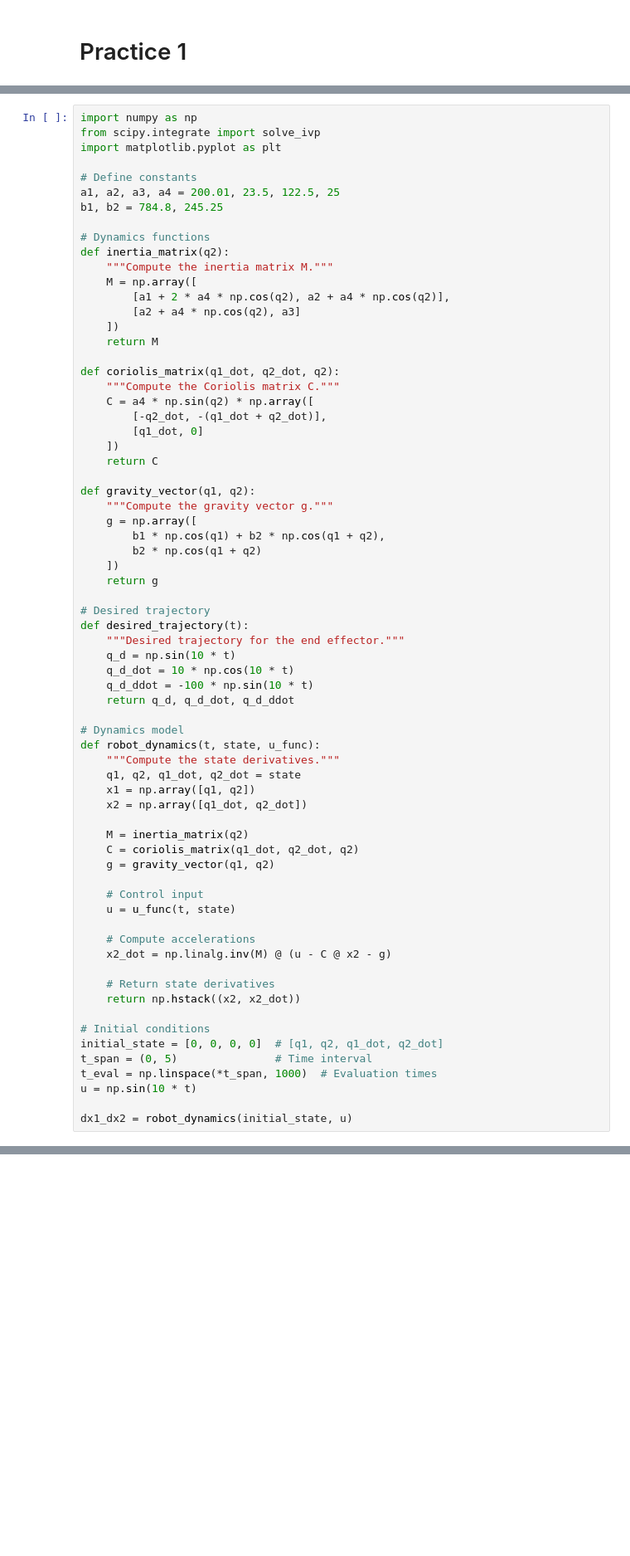
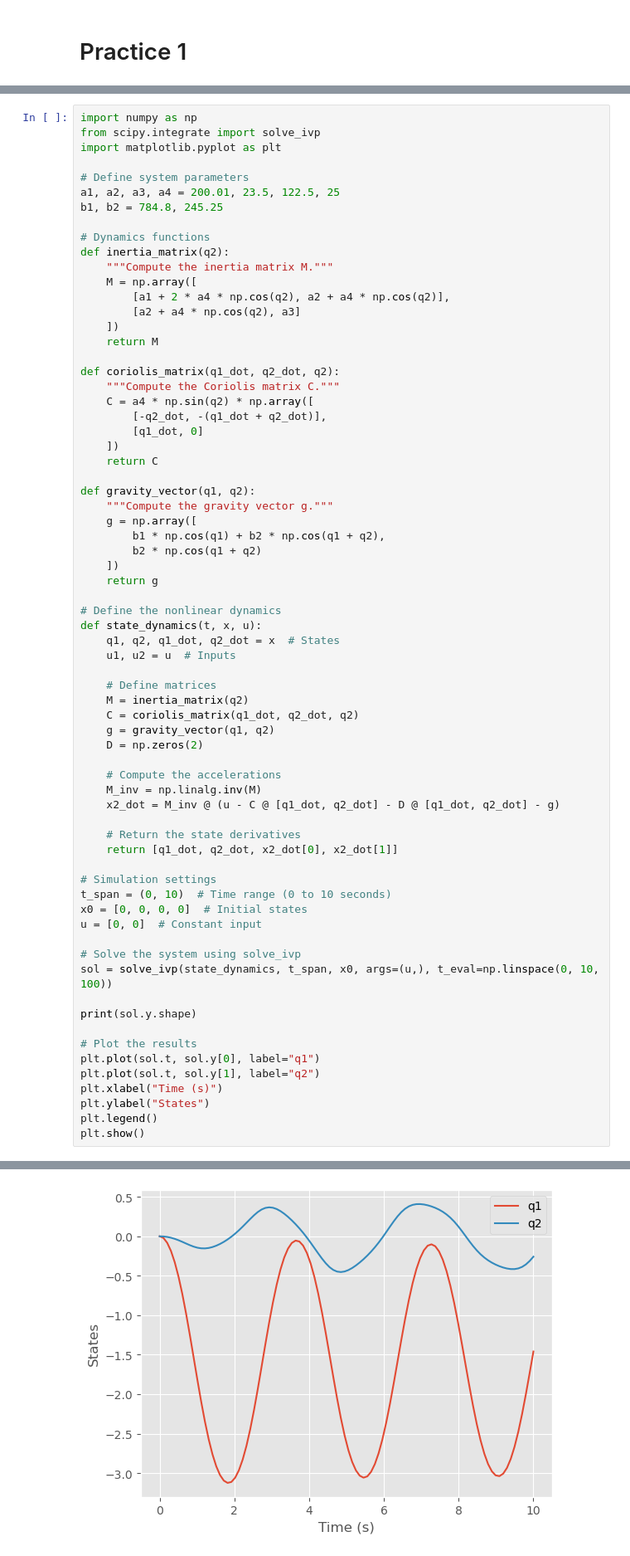
Before and after one commit to mmahdin/Computational-Intelligence-EE-AUT, a Jupyter notebook: lab/9/main.ipynb, the cells around one changed output, grey strips where cells are left out. Shown at 83% size. Saved outputs shown, nothing was run; the diff lists cells and outputs as text; blank space fills up the shorter version.

Commit message:
lab9 -> practice2: solving the nonlinear state-space

```diff
--- a/lab/9/main.ipynb
+++ b/lab/9/main.ipynb
@@ -361,7 +367,7 @@ import numpy as np
 from scipy.integrate import solve_ivp
 import matplotlib.pyplot as plt
 
-# Define constants
+# Define system parameters
 a1, a2, a3, a4 = 200.01, 23.5, 122.5, 25
 b1, b2 = 784.8, 245.25
 
@@ -390,39 +396,39 @@ def gravity_vector(q1, q2):
     ])
     return g
 
-# Desired trajectory
-def desired_trajectory(t):
-    """Desired trajectory for the end effector."""
-    q_d = np.sin(10 * t)
-    q_d_dot = 10 * np.cos(10 * t)
-    q_d_ddot = -100 * np.sin(10 * t)
-    return q_d, q_d_dot, q_d_ddot
+# Define the nonlinear dynamics
+def state_dynamics(t, x, u):
+    q1, q2, q1_dot, q2_dot = x  # States
+    u1, u2 = u  # Inputs
 
-# Dynamics model
-def robot_dynamics(t, state, u_func):
-    """Compute the state derivatives."""
-    q1, q2, q1_dot, q2_dot = state
-    x1 = np.array([q1, q2])
-    x2 = np.array([q1_dot, q2_dot])
-
+    # Define matrices
     M = inertia_matrix(q2)
     C = coriolis_matrix(q1_dot, q2_dot, q2)
     g = gravity_vector(q1, q2)
+    D = np.zeros(2)
 
-    # Control input
-    u = u_func(t, state)
+    # Compute the accelerations
+    M_inv = np.linalg.inv(M)
+    x2_dot = M_inv @ (u - C @ [q1_dot, q2_dot] - D @ [q1_dot, q2_dot] - g)
 
-    # Compute accelerations
-    x2_dot = np.linalg.inv(M) @ (u - C @ x2 - g)
+    # Return the state derivatives
+    return [q1_dot, q2_dot, x2_dot[0], x2_dot[1]]
 
-    # Return state derivatives
-    return np.hstack((x2, x2_dot))
+# Simulation settings
+t_span = (0, 10)  # Time range (0 to 10 seconds)
+x0 = [0, 0, 0, 0]  # Initial states
+u = [0, 0]  # Constant input
 
-# Initial conditions
-initial_state = [0, 0, 0, 0]  # [q1, q2, q1_dot, q2_dot]
-t_span = (0, 5)               # Time interval
-t_eval = np.linspace(*t_span, 1000)  # Evaluation times
-u = np.sin(10 * t)
+# Solve the system using solve_ivp
+sol = solve_ivp(state_dynamics, t_span, x0, args=(u,), t_eval=np.linspace(0, 10, 100))
 
-dx1_dx2 = robot_dynamics(initial_state, u)
+print(sol.y.shape)
+
+# Plot the results
+plt.plot(sol.t, sol.y[0], label="q1")
+plt.plot(sol.t, sol.y[1], label="q2")
+plt.xlabel("Time (s)")
+plt.ylabel("States")
+plt.legend()
+plt.show()
 # %% [output]
@@ -429,0 +436 @@ dx1_dx2 = robot_dynamics(initial_state, u)
+[figure, added]
```
Also changed, not shown: parts of 4 cells of this notebook.
